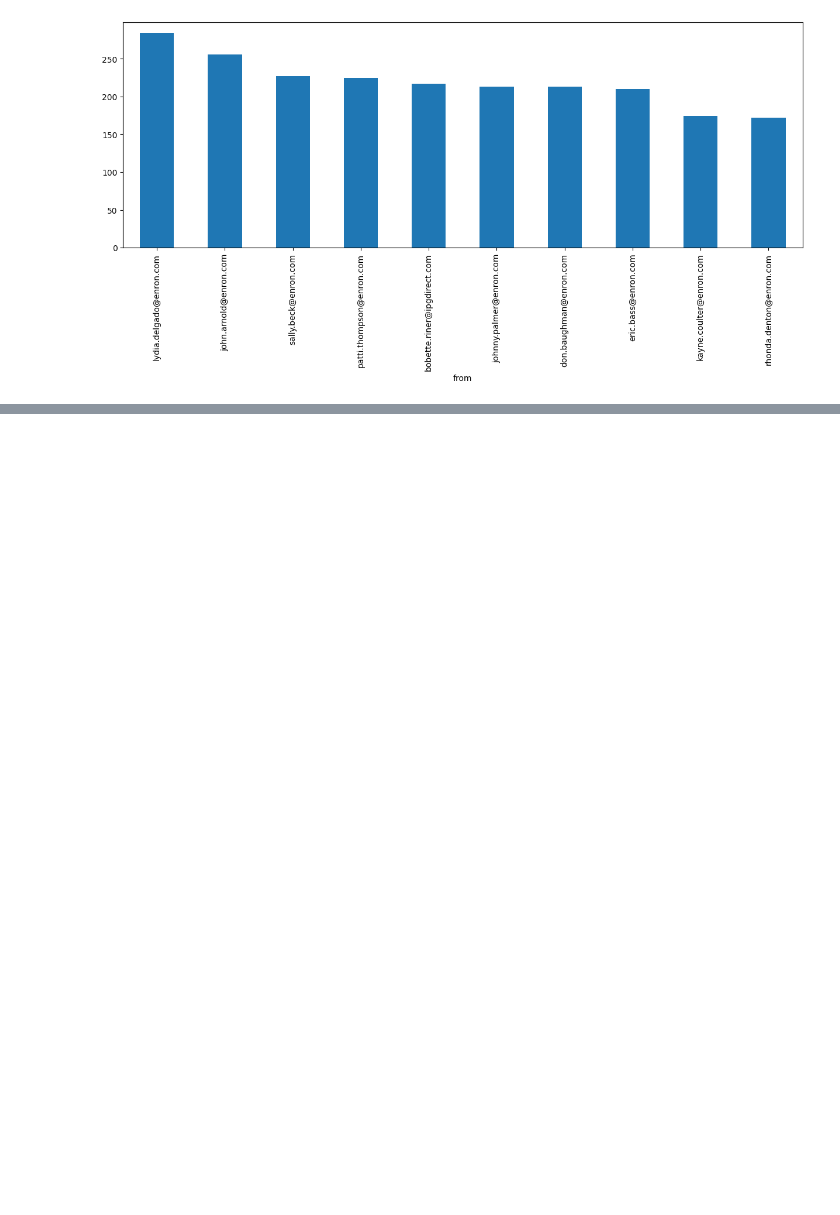
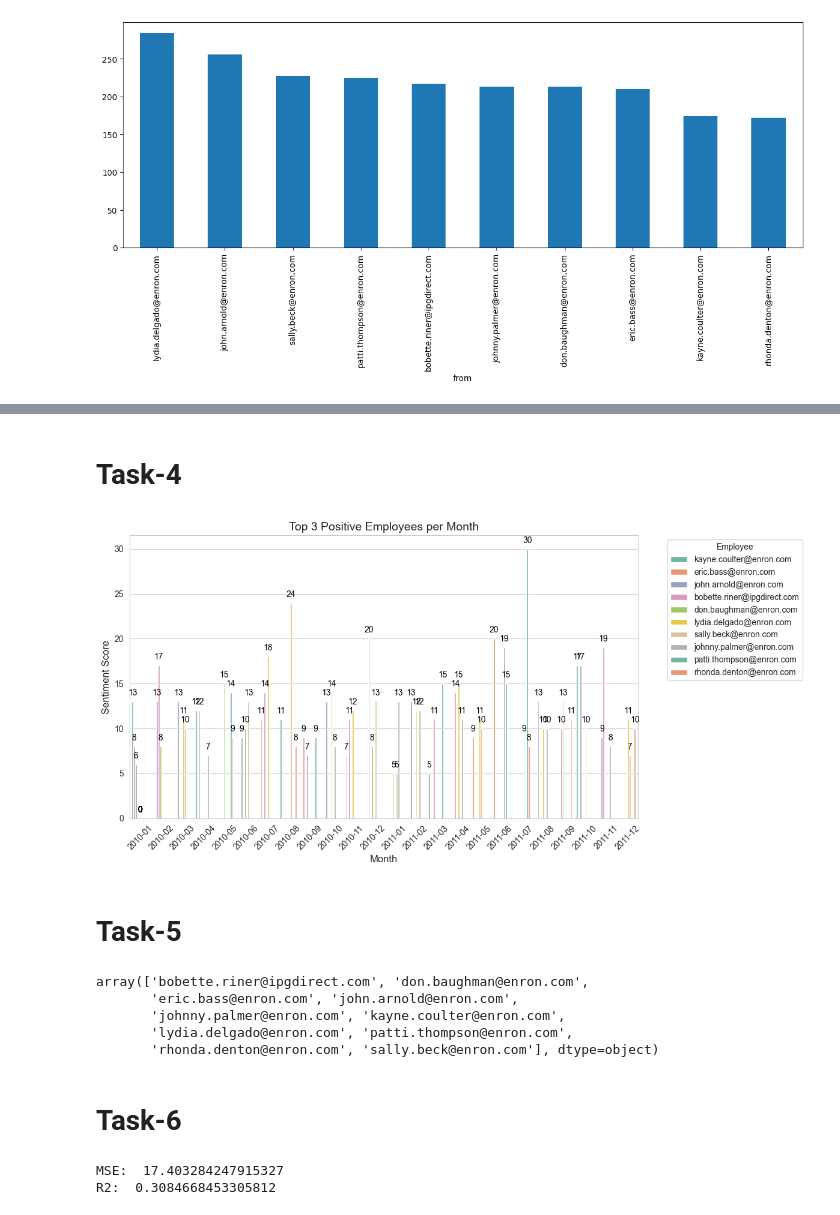
Before and after one commit to ParasNingune/Springer-Capital-Final-Task, a Jupyter notebook: notebook.ipynb, the cells around one changed output, grey strips where cells are left out. Saved outputs shown, nothing was run; the diff lists cells and outputs as text; code cells hidden in the pictures; blank space fills up the shorter version.

Commit message:
Tasks Done
All tasks done

```diff
--- a/notebook.ipynb
+++ b/notebook.ipynb
@@ -174,0 +191,3 @@ dataset['from'].value_counts().head(10).plot(kind='bar')
+# %%
+dataset['month'] = dataset['date'].dt.to_period('M')
+monthly_scores = dataset.groupby(['from', 'month'])['Score'].sum().reset_index()
@@ -174,0 +203,38 @@ dataset['from'].value_counts().head(10).plot(kind='bar')
+# %% [markdown]
+# Task-4
+# %%
+top3_pos = monthly_scores.sort_values(['month', 'Score', 'from'], ascending=[True, False, True]).groupby('month').head(3)
+
+top3_neg = monthly_scores.sort_values(['month', 'Score', 'from'], ascending=[True, True, True]).groupby('month').head(3)
+# %%
+plt.figure(figsize=(12, 6))
+sns.set_style("whitegrid")
+
+ax = sns.barplot(
+    data=top3_pos,
+    x='month',
+    y='Score',
+    hue='from',
+    palette='Set2'
+)
+
+for p in ax.patches:
+    height = p.get_height()
+    if not pd.isna(height):
+        ax.annotate(f'{height:.0f}',
+                    (p.get_x() + p.get_width() / 2., height),
+                    ha='center', va='bottom',
+                    fontsize=10, color='black', xytext=(0, 5),
+                    textcoords='offset points')
+
+plt.xticks(rotation=45)
+plt.xlabel("Month", fontsize=12)
+plt.ylabel("Sentiment Score", fontsize=12)
+plt.title("Top 3 Positive Employees per Month", fontsize=14)
+plt.legend(title='Employee', bbox_to_anchor=(1.05, 1), loc='upper left')
+plt.tight_layout()
+plt.show()
+# %% [output]
+[figure, added]
+# %% [markdown]
+# Task-5
@@ -174,0 +253,10 @@ dataset['from'].value_counts().head(10).plot(kind='bar')
+# %%
+dataset_neg["from"].unique()
+# %% [output]
+array(['bobette.riner@ipgdirect.com', 'don.baughman@enron.com',
+       'eric.bass@enron.com', 'john.arnold@enron.com',
+       'johnny.palmer@enron.com', 'kayne.coulter@enron.com',
+       'lydia.delgado@enron.com', 'patti.thompson@enron.com',
+       'rhonda.denton@enron.com', 'sally.beck@enron.com'], dtype=object)
+# %% [markdown]
+# Task-6
@@ -174,0 +284,6 @@ dataset['from'].value_counts().head(10).plot(kind='bar')
+# %%
+print("MSE: ", mse)
+print("R2: ", r2)
+# %% [output]
+MSE:  17.403284247915327
+R2:  0.3084668453305812
```
Also changed, not shown: parts of 8 cells of this notebook.
